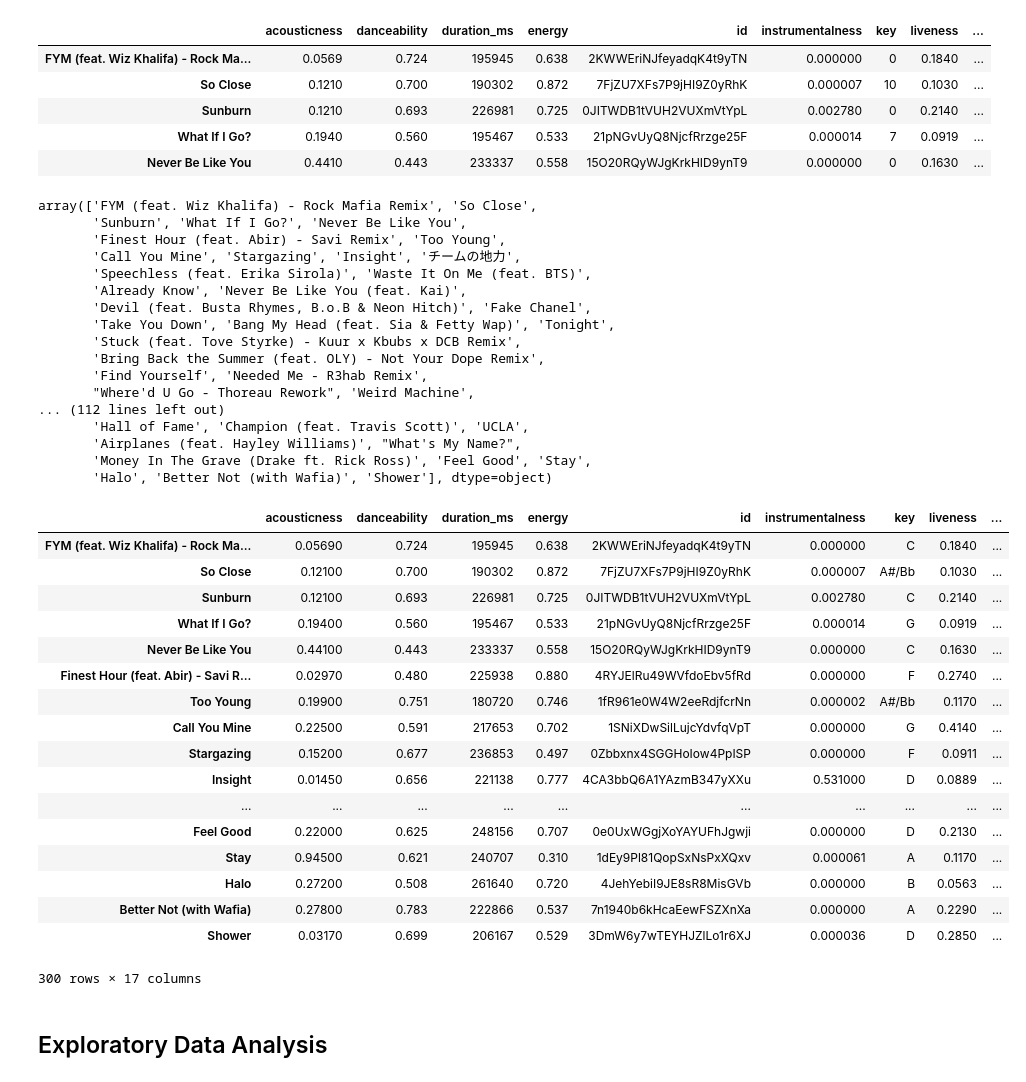
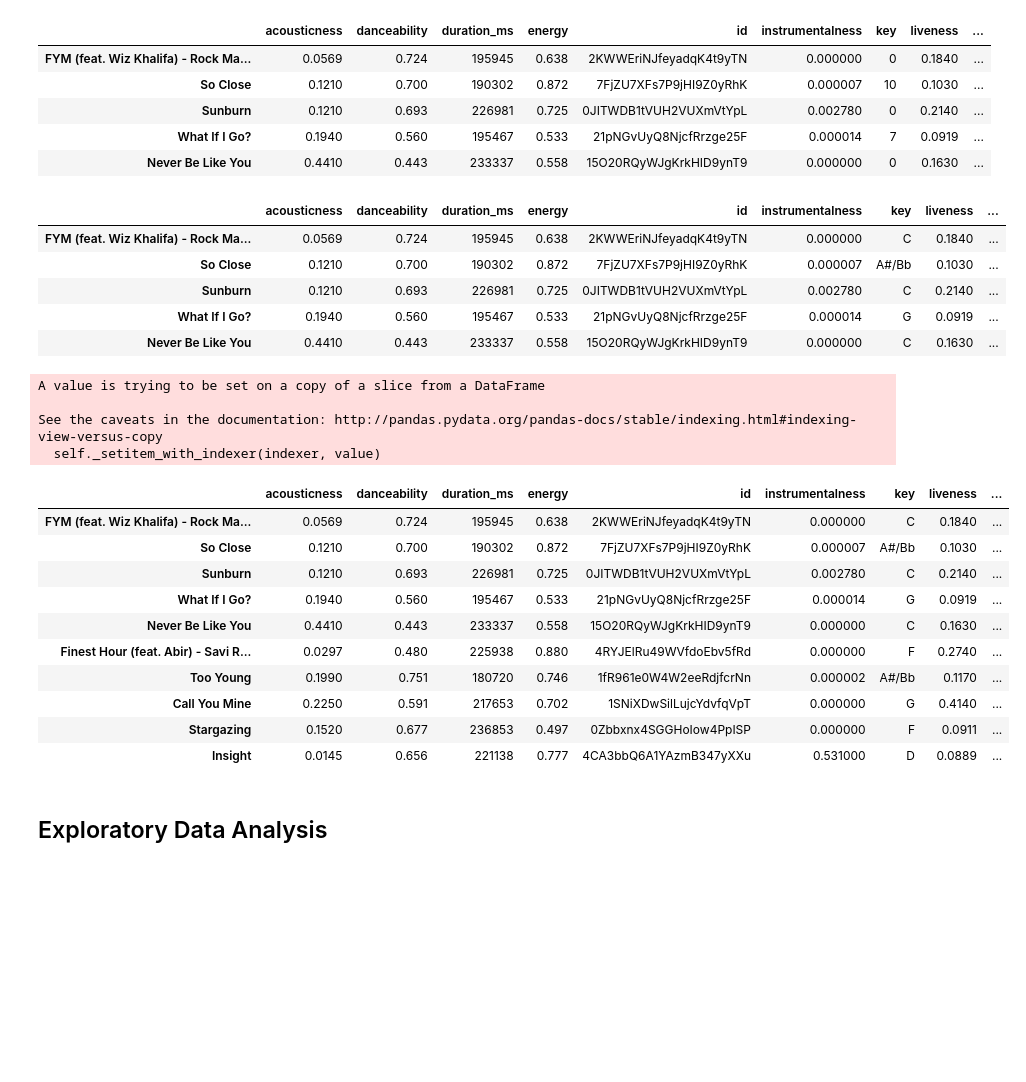
Before and after one commit to rolandqli/Playlist-Recommendations, a Jupyter notebook: Playlist Recommendations-checkpoint.ipynb, the cells around one changed output. Saved outputs shown, nothing was run; the diff lists cells and outputs as text; code cells hidden in the pictures; blank space fills up the shorter version.

```diff
--- a/Playlist Recommendations-checkpoint.ipynb
+++ b/Playlist Recommendations-checkpoint.ipynb
@@ -146,25 +127,14 @@ fixed_df = fix_column(df, 'key', {
         10: 'A#/Bb',
         11: 'B'
     })
-np.array(fixed_df.index)
+fixed_df.head()
 # %% [output]
-array(['FYM (feat. Wiz Khalifa) - Rock Mafia Remix', 'So Close',
-       'Sunburn', 'What If I Go?', 'Never Be Like You',
-       'Finest Hour (feat. Abir) - Savi Remix', 'Too Young',
-       'Call You Mine', 'Stargazing', 'Insight', 'チームの地力',
-       'Speechless (feat. Erika Sirola)', 'Waste It On Me (feat. BTS)',
-       'Already Know', 'Never Be Like You (feat. Kai)',
-       'Devil (feat. Busta Rhymes, B.o.B & Neon Hitch)', 'Fake Chanel',
-       'Take You Down', 'Bang My Head (feat. Sia & Fetty Wap)', 'Tonight',
-       'Stuck (feat. Tove Styrke) - Kuur x Kbubs x DCB Remix',
-       'Bring Back the Summer (feat. OLY) - Not Your Dope Remix',
-       'Find Yourself', 'Needed Me - R3hab Remix',
-       "Where'd U Go - Thoreau Rework", 'Weird Machine',
-... (112 lines left out)
-       'Hall of Fame', 'Champion (feat. Travis Scott)', 'UCLA',
-       'Airplanes (feat. Hayley Williams)', "What's My Name?",
-       'Money In The Grave (Drake ft. Rick Ross)', 'Feel Good', 'Stay',
-       'Halo', 'Better Not (with Wafia)', 'Shower'], dtype=object)
+|  | acousticness | danceability | duration_ms | energy | id | instrumentalness | key | liveness | ... |
+| FYM (feat. Wiz Khalifa) - Rock Ma... | 0.0569 | 0.724 | 195945 | 0.638 | 2KWWEriNJfeyadqK4t9yTN | 0.000000 | C | 0.1840 | ... |
+| So Close | 0.1210 | 0.700 | 190302 | 0.872 | 7FjZU7XFs7P9jHI9Z0yRhK | 0.000007 | A#/Bb | 0.1030 | ... |
+| Sunburn | 0.1210 | 0.693 | 226981 | 0.725 | 0JITWDB1tVUH2VUXmVtYpL | 0.002780 | C | 0.2140 | ... |
+| What If I Go? | 0.1940 | 0.560 | 195467 | 0.533 | 21pNGvUyQ8NjcfRrzge25F | 0.000014 | G | 0.0919 | ... |
+| Never Be Like You | 0.4410 | 0.443 | 233337 | 0.558 | 15O20RQyWJgKrkHID9ynT9 | 0.000000 | C | 0.1630 | ... |
 # %%
 # Identifying good(1) vs. bad(0) tracks
 fixed_df['good'] = 0
@@ -224,51 +194,48 @@ fixed_df['good'].loc[['FYM (feat. Wiz Khalifa) - Rock Mafia Remix', 'So Close',
        'Runnin (with A$AP Rocky, A$AP Ferg & Nicki Minaj)',
        'BLACK METAL TERRORIST | 13 M T',
         'Bubblin',
        'Go Legend (& Metro Boomin)', 'FUN!', 'All The Stars (with SZA)',
        'Dark Queen', 'WAM',
        'Oh My Dis Side (feat. Quavo)', 'Ned Flanders (feat. A$AP Ferg)',
        'Bedroom Trip', 'Church (feat. EARTHGANG)',
        'A$AP Forever REMIX',
        'RING THE ALARM (feat. Nyck Caution, Kirk Knight & Meechy Darko)',
        '100 Keys', 'BUTTERFLY EFFECT', 'goosebumps',
        'Left Hand (feat. The Underachievers, Kirk Knight, Nyck Caution & CJ Fly)',
        'Paper Trail$',  'Chunky', 'Facts (feat. Jadakiss)',
        'The Glory (feat. Denzel Curry)',  'RICKY',
        'Harmony (From "Skylanders Academy")', 'Uno',
        'Devil (feat. Busta Rhymes, B.o.B & Neon Hitch)',
        'Kokamoe Freestyle', 'What About Us',
         'changes',
        'Take A Bow',
        "Don't Stop The Music", 'Let You Down',
        'LOVE (with Elohim)',  'Remind Me to Forget',
        'lift me from the ground', 'All of Me',
        'TAlk tO Me (with Rich The Kid feat. Lil Wayne) - Remix',
        'Story of My Life',
        'Rather Be (feat. Jess Glynne)', "If I Can't Have You", 'Lost',
        'Love Story',
        'Hall of Fame', 'Champion (feat. Travis Scott)', "What's My Name?",
        'Feel Good', 'Stay',
        'Halo']] = 1
-fixed_df
+fixed_df.head(10)
 # %% [output]
+A value is trying to be set on a copy of a slice from a DataFrame
+
+See the caveats in the documentation: http://pandas.pydata.org/pandas-docs/stable/indexing.html#indexing-view-versus-copy
+  self._setitem_with_indexer(indexer, value)
 |  | acousticness | danceability | duration_ms | energy | id | instrumentalness | key | liveness | ... |
-| FYM (feat. Wiz Khalifa) - Rock Ma... | 0.05690 | 0.724 | 195945 | 0.638 | 2KWWEriNJfeyadqK4t9yTN | 0.000000 | C | 0.1840 | ... |
-| So Close | 0.12100 | 0.700 | 190302 | 0.872 | 7FjZU7XFs7P9jHI9Z0yRhK | 0.000007 | A#/Bb | 0.1030 | ... |
-| Sunburn | 0.12100 | 0.693 | 226981 | 0.725 | 0JITWDB1tVUH2VUXmVtYpL | 0.002780 | C | 0.2140 | ... |
-| What If I Go? | 0.19400 | 0.560 | 195467 | 0.533 | 21pNGvUyQ8NjcfRrzge25F | 0.000014 | G | 0.0919 | ... |
-| Never Be Like You | 0.44100 | 0.443 | 233337 | 0.558 | 15O20RQyWJgKrkHID9ynT9 | 0.000000 | C | 0.1630 | ... |
-| Finest Hour (feat. Abir) - Savi R... | 0.02970 | 0.480 | 225938 | 0.880 | 4RYJElRu49WVfdoEbv5fRd | 0.000000 | F | 0.2740 | ... |
-| Too Young | 0.19900 | 0.751 | 180720 | 0.746 | 1fR961e0W4W2eeRdjfcrNn | 0.000002 | A#/Bb | 0.1170 | ... |
-| Call You Mine | 0.22500 | 0.591 | 217653 | 0.702 | 1SNiXDwSilLujcYdvfqVpT | 0.000000 | G | 0.4140 | ... |
-| Stargazing | 0.15200 | 0.677 | 236853 | 0.497 | 0Zbbxnx4SGGHoIow4PpISP | 0.000000 | F | 0.0911 | ... |
-| Insight | 0.01450 | 0.656 | 221138 | 0.777 | 4CA3bbQ6A1YAzmB347yXXu | 0.531000 | D | 0.0889 | ... |
-| ... | ... | ... | ... | ... | ... | ... | ... | ... | ... |
-| Feel Good | 0.22000 | 0.625 | 248156 | 0.707 | 0e0UxWGgjXoYAYUFhJgwji | 0.000000 | D | 0.2130 | ... |
-| Stay | 0.94500 | 0.621 | 240707 | 0.310 | 1dEy9Pl81QopSxNsPxXQxv | 0.000061 | A | 0.1170 | ... |
-| Halo | 0.27200 | 0.508 | 261640 | 0.720 | 4JehYebiI9JE8sR8MisGVb | 0.000000 | B | 0.0563 | ... |
-| Better Not (with Wafia) | 0.27800 | 0.783 | 222866 | 0.537 | 7n1940b6kHcaEewFSZXnXa | 0.000000 | A | 0.2290 | ... |
-| Shower | 0.03170 | 0.699 | 206167 | 0.529 | 3DmW6y7wTEYHJZlLo1r6XJ | 0.000036 | D | 0.2850 | ... |
+| FYM (feat. Wiz Khalifa) - Rock Ma... | 0.0569 | 0.724 | 195945 | 0.638 | 2KWWEriNJfeyadqK4t9yTN | 0.000000 | C | 0.1840 | ... |
+| So Close | 0.1210 | 0.700 | 190302 | 0.872 | 7FjZU7XFs7P9jHI9Z0yRhK | 0.000007 | A#/Bb | 0.1030 | ... |
+| Sunburn | 0.1210 | 0.693 | 226981 | 0.725 | 0JITWDB1tVUH2VUXmVtYpL | 0.002780 | C | 0.2140 | ... |
+| What If I Go? | 0.1940 | 0.560 | 195467 | 0.533 | 21pNGvUyQ8NjcfRrzge25F | 0.000014 | G | 0.0919 | ... |
+| Never Be Like You | 0.4410 | 0.443 | 233337 | 0.558 | 15O20RQyWJgKrkHID9ynT9 | 0.000000 | C | 0.1630 | ... |
+| Finest Hour (feat. Abir) - Savi R... | 0.0297 | 0.480 | 225938 | 0.880 | 4RYJElRu49WVfdoEbv5fRd | 0.000000 | F | 0.2740 | ... |
+| Too Young | 0.1990 | 0.751 | 180720 | 0.746 | 1fR961e0W4W2eeRdjfcrNn | 0.000002 | A#/Bb | 0.1170 | ... |
+| Call You Mine | 0.2250 | 0.591 | 217653 | 0.702 | 1SNiXDwSilLujcYdvfqVpT | 0.000000 | G | 0.4140 | ... |
+| Stargazing | 0.1520 | 0.677 | 236853 | 0.497 | 0Zbbxnx4SGGHoIow4PpISP | 0.000000 | F | 0.0911 | ... |
+| Insight | 0.0145 | 0.656 | 221138 | 0.777 | 4CA3bbQ6A1YAzmB347yXXu | 0.531000 | D | 0.0889 | ... |
-300 rows × 17 columns
 # %% [markdown]
 ## Exploratory Data Analysis
 # %%
```
Also changed, not shown: parts of 1 cell of this notebook, 1 other file.
